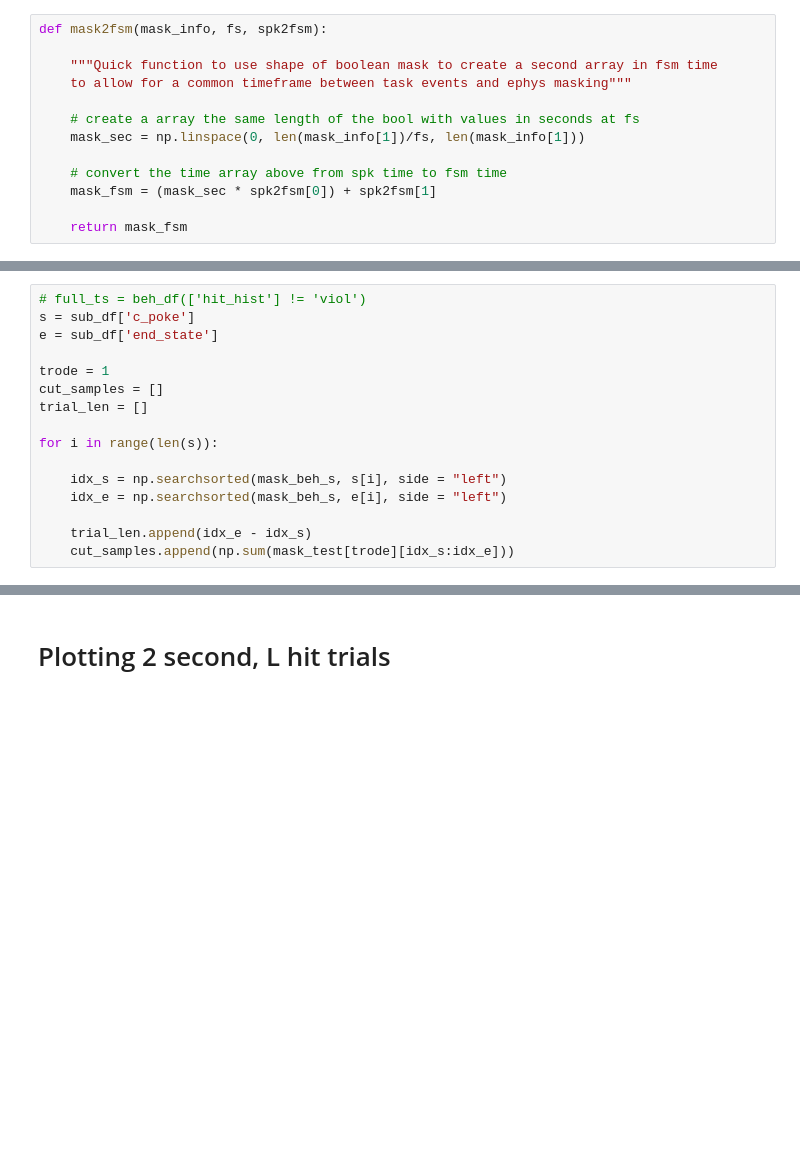
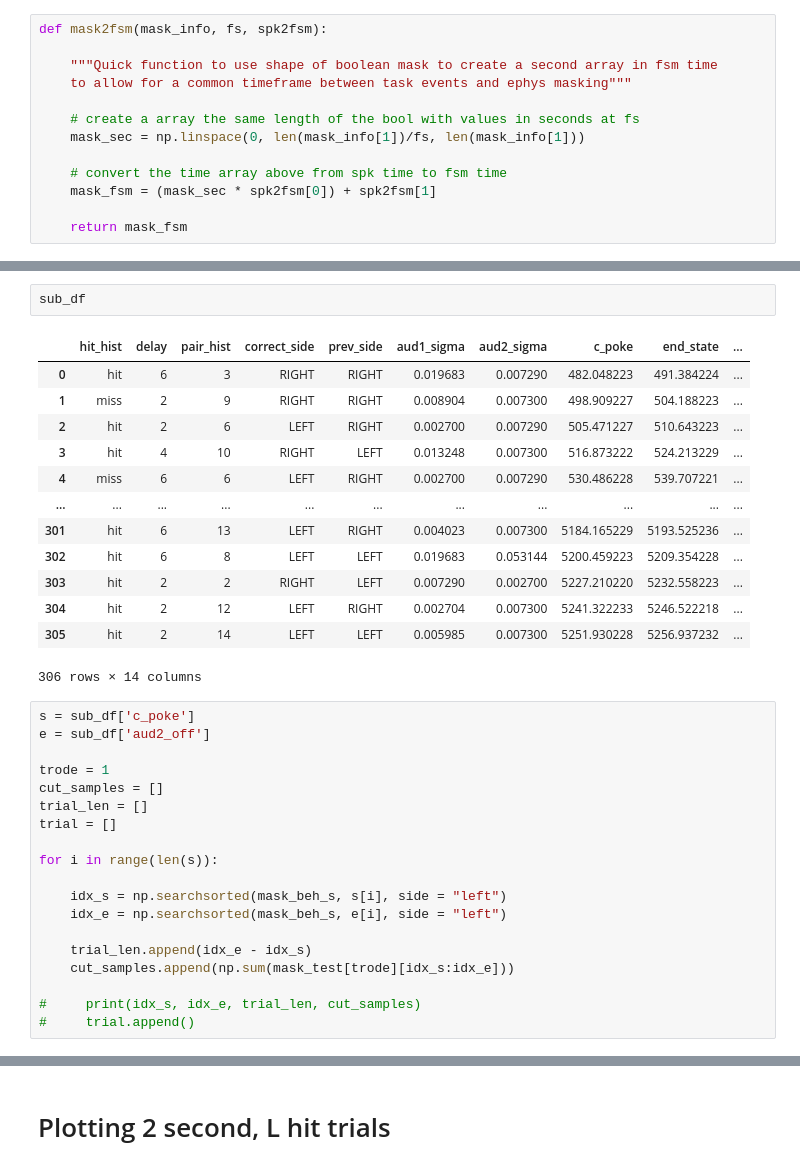
Before and after one commit to Brody-Lab/jbreda_PWM_mPFC_analysis, a Jupyter notebook: data_sdc_20190902_145404_exploratory_analysis.ipynb, the cells around one changed output, grey strips where cells are left out. Saved outputs shown, nothing was run; the diff lists cells and outputs as text; blank space fills up the shorter version.

```diff
--- a/data_sdc_20190902_145404_exploratory_analysis.ipynb
+++ b/data_sdc_20190902_145404_exploratory_analysis.ipynb
@@ -186,11 +218,27 @@ sub_df.index = range(len(sub_df))
+# %%
+sub_df
+# %% [output]
+|  | hit_hist | delay | pair_hist | correct_side | prev_side | aud1_sigma | aud2_sigma | c_poke | end_state | ... |
+| 0 | hit | 6 | 3 | RIGHT | RIGHT | 0.019683 | 0.007290 | 482.048223 | 491.384224 | ... |
+| 1 | miss | 2 | 9 | RIGHT | RIGHT | 0.008904 | 0.007300 | 498.909227 | 504.188223 | ... |
+| 2 | hit | 2 | 6 | LEFT | RIGHT | 0.002700 | 0.007290 | 505.471227 | 510.643223 | ... |
+| 3 | hit | 4 | 10 | RIGHT | LEFT | 0.013248 | 0.007300 | 516.873222 | 524.213229 | ... |
+| 4 | miss | 6 | 6 | LEFT | RIGHT | 0.002700 | 0.007290 | 530.486228 | 539.707221 | ... |
+| ... | ... | ... | ... | ... | ... | ... | ... | ... | ... | ... |
+| 301 | hit | 6 | 13 | LEFT | RIGHT | 0.004023 | 0.007300 | 5184.165229 | 5193.525236 | ... |
+| 302 | hit | 6 | 8 | LEFT | LEFT | 0.019683 | 0.053144 | 5200.459223 | 5209.354228 | ... |
+| 303 | hit | 2 | 2 | RIGHT | LEFT | 0.007290 | 0.002700 | 5227.210220 | 5232.558223 | ... |
+| 304 | hit | 2 | 12 | LEFT | RIGHT | 0.002704 | 0.007300 | 5241.322233 | 5246.522218 | ... |
+| 305 | hit | 2 | 14 | LEFT | LEFT | 0.005985 | 0.007300 | 5251.930228 | 5256.937232 | ... |
+306 rows × 14 columns
 # %%
-# full_ts = beh_df(['hit_hist'] != 'viol')
 s = sub_df['c_poke']
-e = sub_df['end_state']
+e = sub_df['aud2_off']
 
 trode = 1
 cut_samples = []
 trial_len = []
+trial = []
 
 for i in range(len(s)):
 
@@ -199,3 +247,6 @@ for i in range(len(s)):
 
     trial_len.append(idx_e - idx_s)
     cut_samples.append(np.sum(mask_test[trode][idx_s:idx_e]))
+
+#     print(idx_s, idx_e, trial_len, cut_samples)
+#     trial.append()
```
Also changed, not shown: parts of 25 cells of this notebook, 3 other files.
